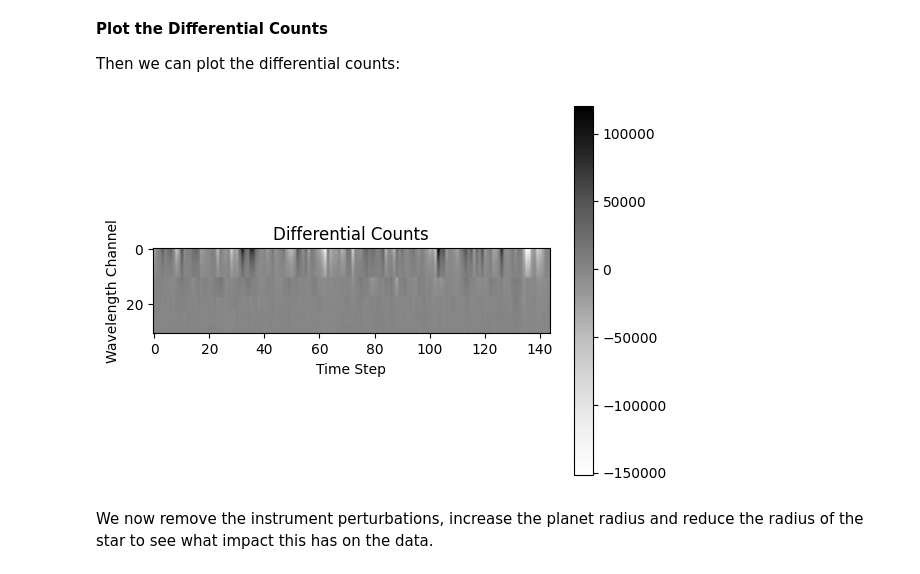
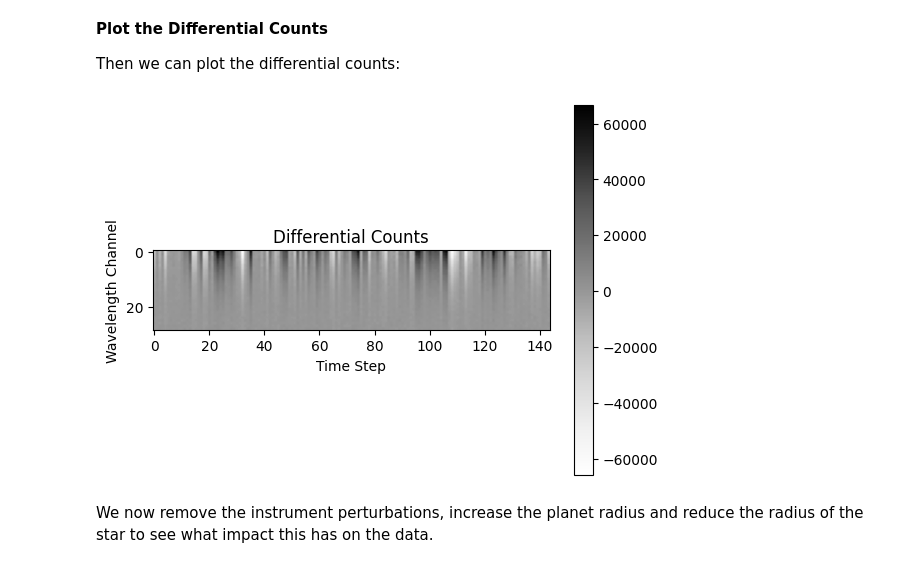
Before and after one commit to pahuber/PHRINGE, a Jupyter notebook: docs/tutorials/advanced_example.ipynb, the cells around one changed output. Cells and saved outputs as stored; diff of their text form; code cells hidden in the pictures.

```diff
--- a/docs/tutorials/advanced_example.ipynb
+++ b/docs/tutorials/advanced_example.ipynb
@@ -186,21 +176,20 @@ phringe.get_nulling_baseline()
 
 We calculate the raw counts at all four outputs of the nulling interferometer and use it to calculate the differential counts (on a CPU this is likely going to take a few tens of seconds).
 # %%
-counts = phringe.get_counts()
-diff_counts = counts[2] - counts[3]  # Alternatively: phringe.get_diff_counts()
+counts = phringe.get_counts(kernels=True)
 # %% [markdown]
 **Plot the Differential Counts**
 
 Then we can plot the differential counts:
 # %%
-plt.imshow(diff_counts.cpu().numpy(), cmap='Greys')
+plt.imshow(counts.cpu().numpy()[0], cmap='Greys')
 plt.title('Differential Counts')
 plt.ylabel('Wavelength Channel')
 plt.xlabel('Time Step')
 plt.colorbar()
 plt.show()
 # %% [output]
-[figure, old version]
+[figure, new version]
 # %% [markdown]
 We now remove the instrument perturbations, increase the planet radius and reduce the radius of the star to see what impact this has on the data.
 # %%
```
Also changed, not shown: parts of 9 cells of this notebook, 11 other files.
